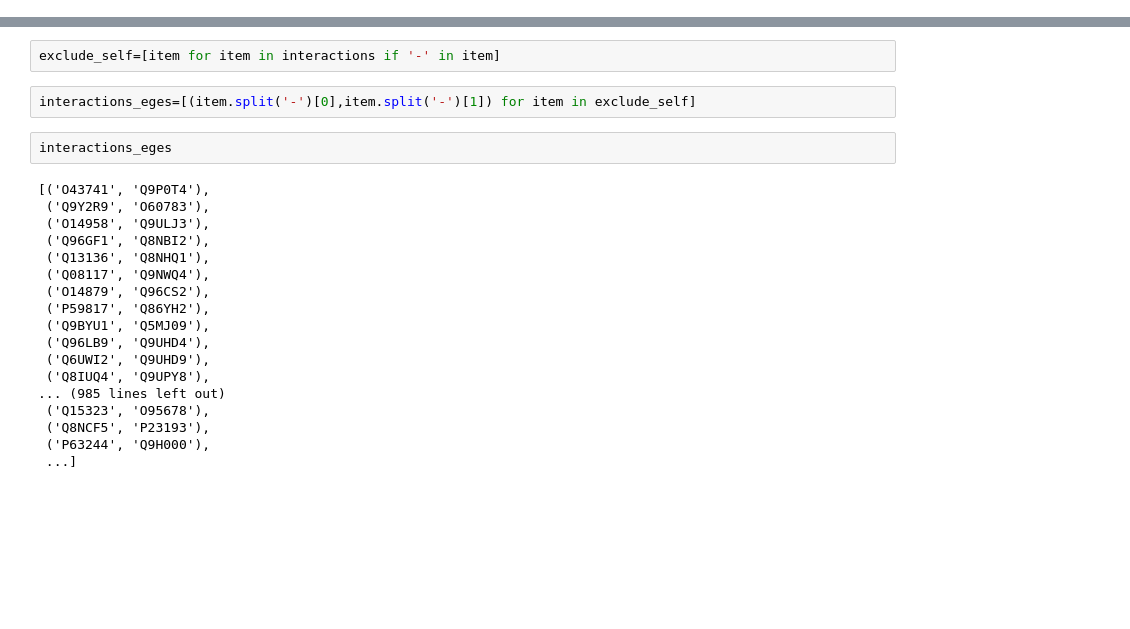
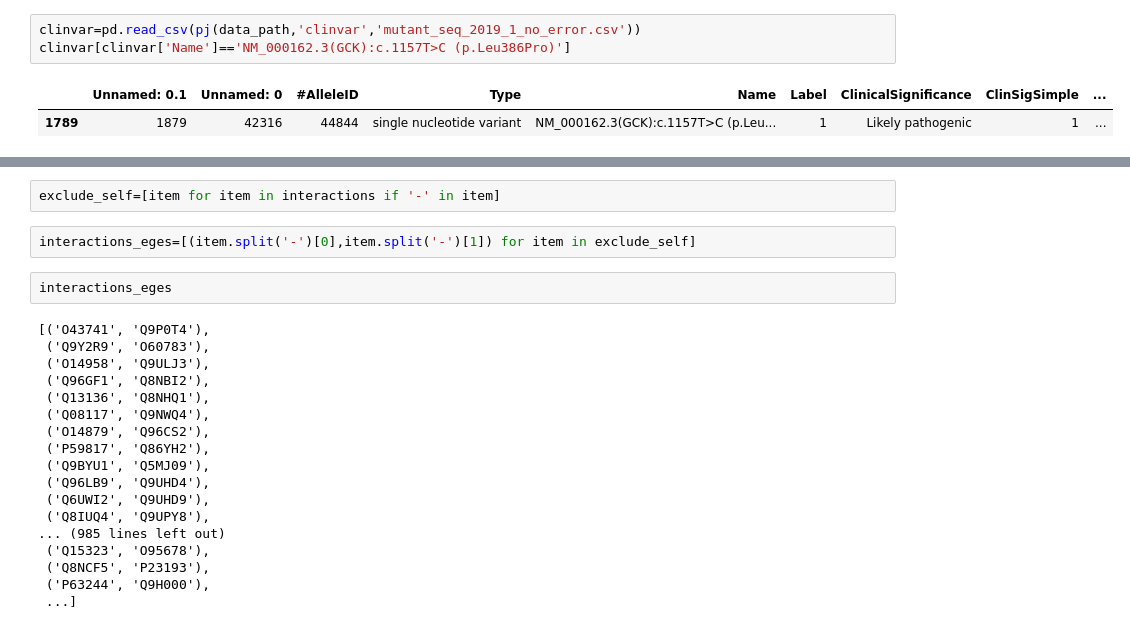
Before and after one commit to zshuyinggg/ppi_mutation, a Jupyter notebook: notebooks/ppi2.ipynb, the cells around one changed output, grey strips where cells are left out. Drawn from its saved outputs; the diff is of its cells as text; blank space fills up the shorter version.

```diff
--- a/notebooks/ppi2.ipynb
+++ b/notebooks/ppi2.ipynb
@@ -74,0 +115,6 @@ interactions
+# %%
+clinvar=pd.read_csv(pj(data_path,'clinvar','mutant_seq_2019_1_no_error.csv'))
+clinvar[clinvar['Name']=='NM_000162.3(GCK):c.1157T>C (p.Leu386Pro)']
+# %% [output]
+|  | Unnamed: 0.1 | Unnamed: 0 | #AlleleID | Type | Name | Label | ClinicalSignificance | ClinSigSimple | ... |
+| 1789 | 1879 | 42316 | 44844 | single nucleotide variant | NM_000162.3(GCK):c.1157T>C (p.Leu... | 1 | Likely pathogenic | 1 | ... |
```
Also changed, not shown: parts of 26 cells of this notebook, 3 other files.
